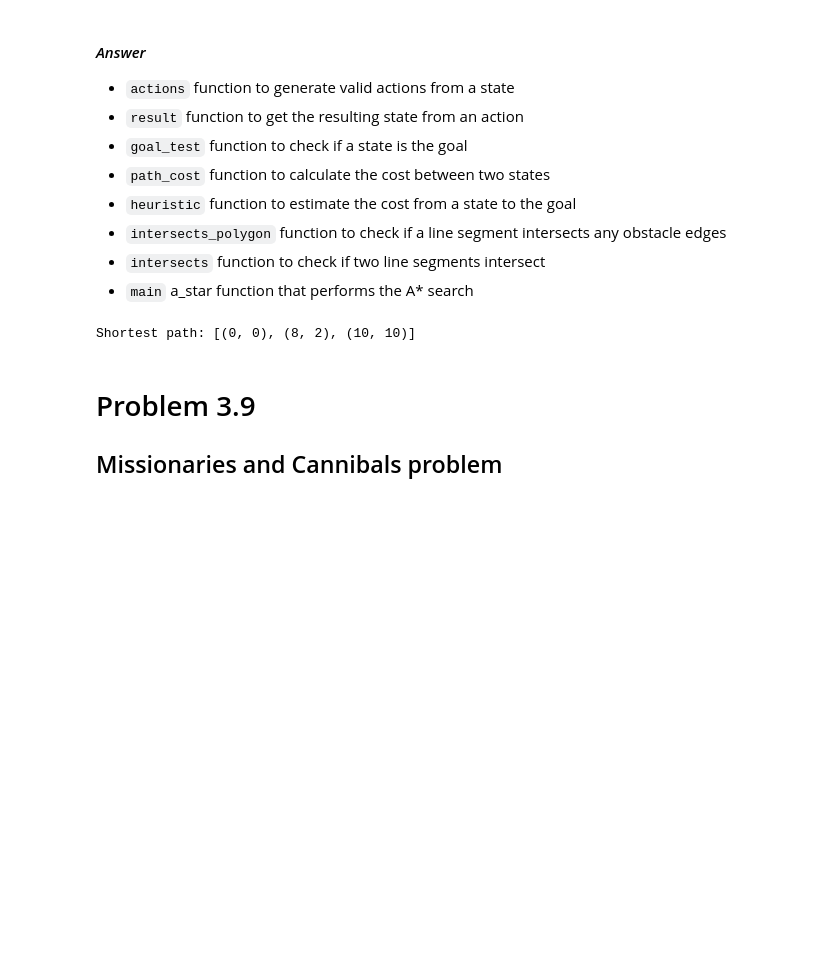
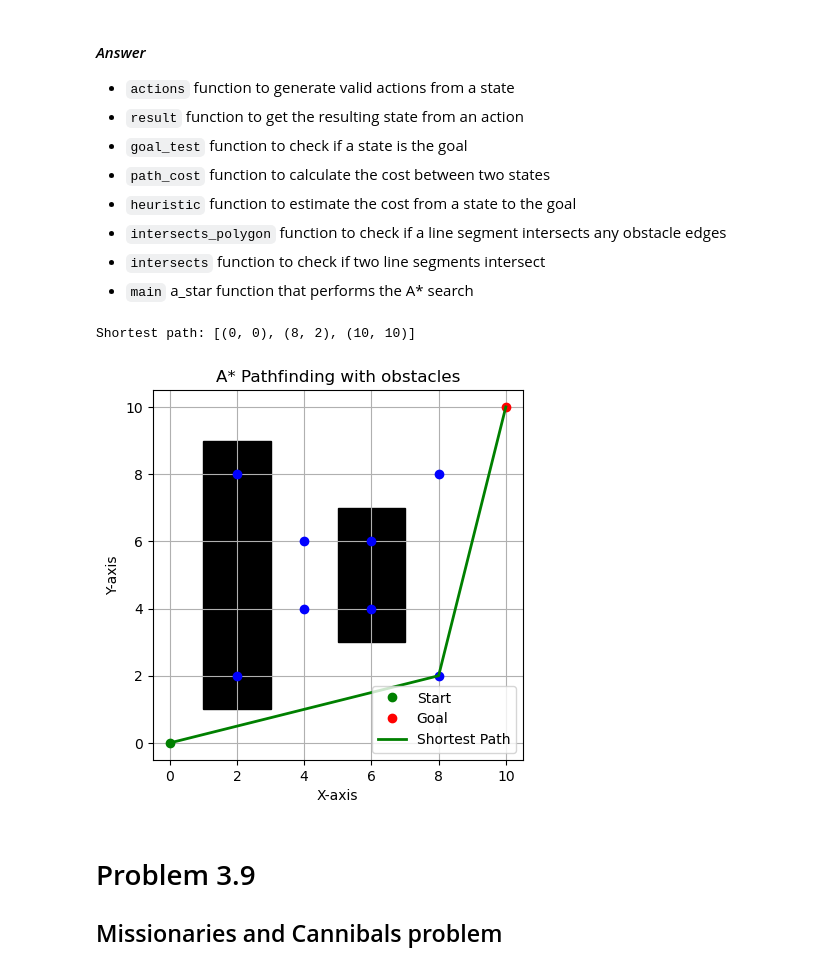
Before and after one commit to panchi64/ai-hw, a Jupyter notebook: hw-3/Group B - Programming Assignment 3.ipynb, the cells around one changed output. Cells and saved outputs as stored; diff of their text form; code cells hidden in the pictures; blank space fills up the shorter version.

```diff
--- a/hw-3/Group B - Programming Assignment 3.ipynb
+++ b/hw-3/Group B - Programming Assignment 3.ipynb
@@ -74,33 +77,63 @@ def a_star(start, goal, obstacles):
     while frontier:
         (cost, state, path) = heapq.heappop(frontier)
 
         if state == goal:
             return path + [state]
 
         explored.add(state)
 
         for action in actions(state, obstacles):
             new_cost = cost + path_cost(state, action)
             new_path = path + [state]
 
             if action not in explored:
                 heapq.heappush(frontier, (new_cost + heuristic(action, goal), action, new_path))
 
     return []
 
 # Example usage
 start = (0, 0)
 goal = (10, 10)
 vertices = [(2, 2), (2, 8), (8, 8), (8, 2), (4, 4), (4, 6), (6, 6), (6, 4)]
 obstacles = [
     [(1, 1), (1, 9), (3, 9), (3, 1)],
     [(5, 3), (5, 7), (7, 7), (7, 3)],
 ]
 
+# Run A* algorithm
 path = a_star(start, goal, obstacles)
 print("Shortest path:", path)
+
+# Plotting
+fig, ax = plt.subplots()
+ax.set_aspect('equal', adjustable='box')
+
+# Plot obstacles
+for obstacle in obstacles:
+    poly = Polygon(obstacle, closed=True, fill=True, color='black')
+    ax.add_patch(poly)
+
+# Plot vertices
+for vertex in vertices:
+    ax.plot(vertex[0], vertex[1], 'bo')
+
+# Plot start and goal points
+ax.plot(start[0], start[1], 'go', label='Start')
+ax.plot(goal[0], goal[1], 'ro', label='Goal')
+
+# Plot shortest path
+path_x, path_y = zip(*path)
+ax.plot(path_x, path_y, 'g-', linewidth=2, label='Shortest Path')
+
+plt.legend()
+plt.title('A* Pathfinding with obstacles')
+plt.xlabel('X-axis')
+plt.ylabel('Y-axis')
+plt.grid(True)
+plt.show()
 # %% [output]
 Shortest path: [(0, 0), (8, 2), (10, 10)]
+[figure, added]
 # %% [markdown]
 # Problem 3.9
 ## Missionaries and Cannibals problem
```
Also changed, not shown: parts of 2 cells of this notebook.
